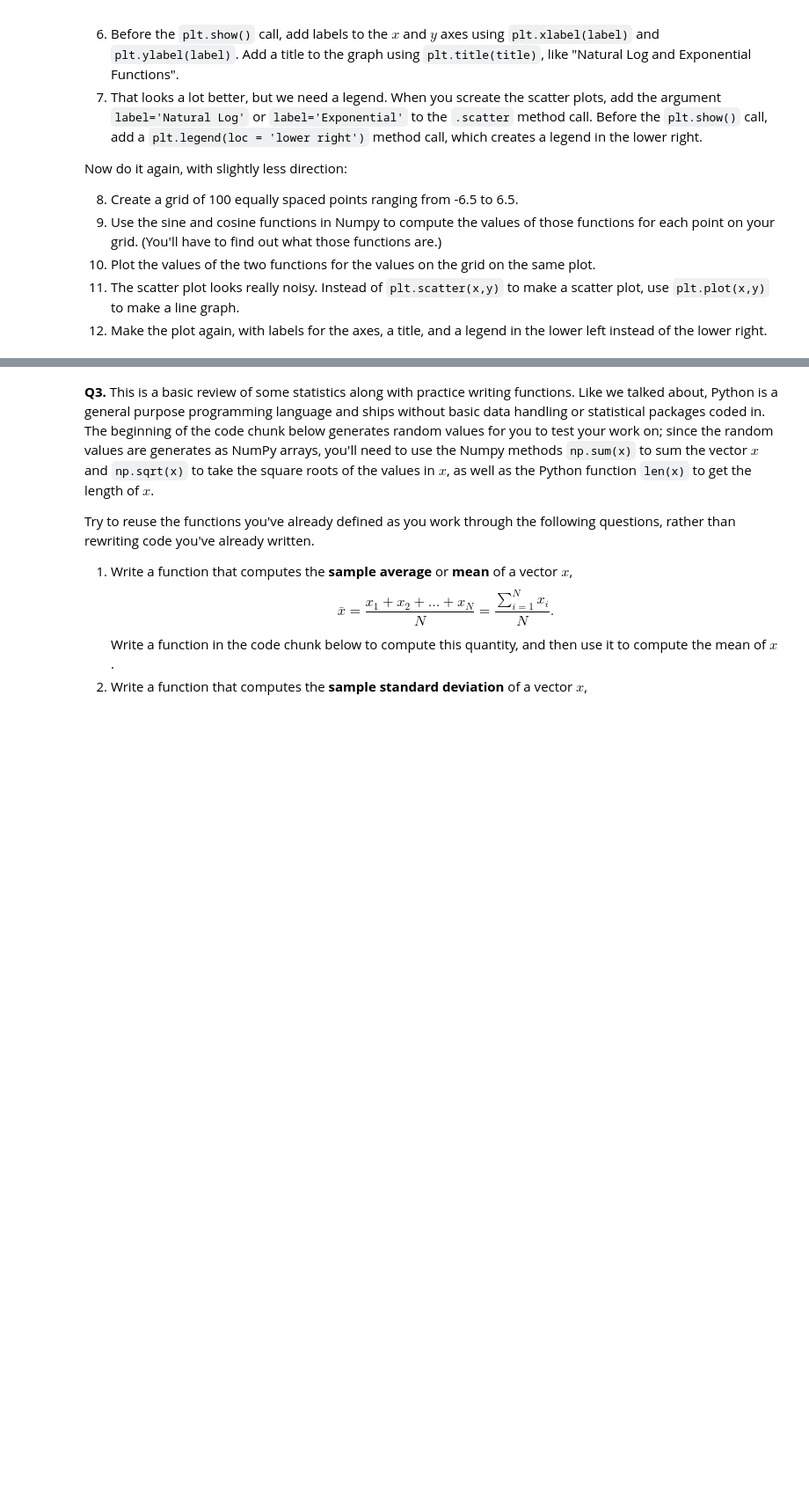
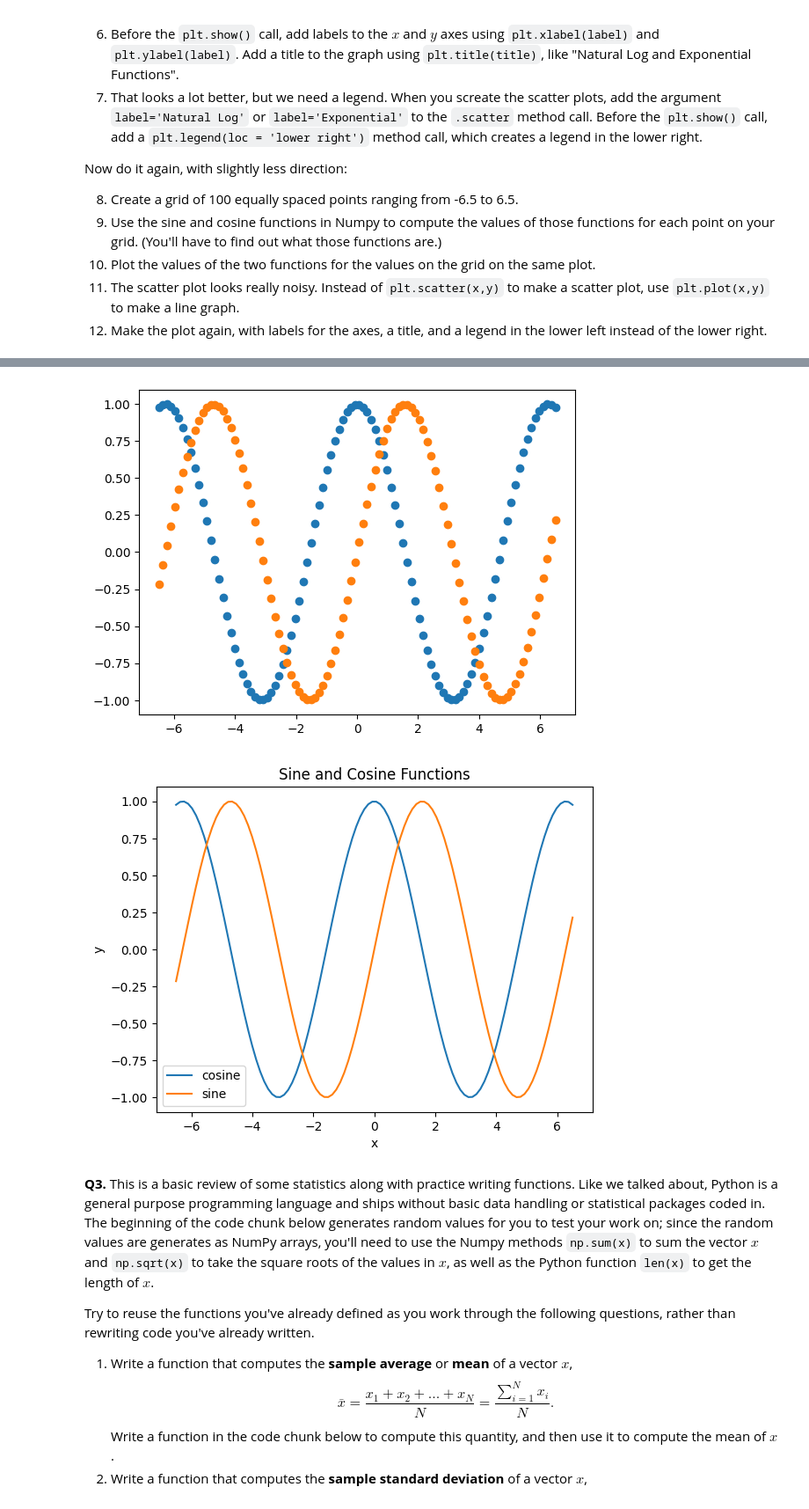
Before and after one commit to chrisjwkim/programming, a Jupyter notebook: assignment/assignment_programming.ipynb, the cells around one changed output, grey strips where cells are left out. Shown: that part at 88% size. Drawn from its saved outputs; the diff is of its cells as text; code cells hidden in the pictures; blank space fills up the shorter version.

```diff
--- a/assignment/assignment_programming.ipynb
+++ b/assignment/assignment_programming.ipynb
@@ -53,15 +59,22 @@ plt.show()
 # %%
 import numpy as np
 import matplotlib.pyplot as plt
-x=np.linspace(-6.5,6.5,100)
-y=np.log(x)
-z=np.exp(x)
-plt.scatter(y,z,label="exponential")
-plt.xlabel("log")
-plt.ylabel("exp")
-plt.title("Natural Log and Exponential Functions")
-plt.legend(loc="lower right")
+x = np.linspace(-6.5,6.5,100)
+sine = np.sin(x)
+cosine = np.cos(x)
+plt.scatter(x,cosine)
+plt.scatter(x,sine)
 plt.show()
+plt.plot(x,cosine, label="cosine")
+plt.plot(x,sine, label="sine")
+plt.xlabel("x")
+plt.ylabel("y")
+plt.title("Sine and Cosine Functions")
+plt.legend(loc="lower left")
+plt.show()
+# %% [output]
+[figure, added]
+[figure, added]
 # %% [markdown]
 **Q3.** This is a basic review of some statistics along with practice writing functions. Like we talked about, Python is a general purpose programming language and ships without basic data handling or statistical packages coded in. The beginning of the code chunk below generates random values for you to test your work on; since the random values are generates as NumPy arrays, you'll need to use the Numpy methods `np.sum(x)` to sum the vector $x$ and `np.sqrt(x)` to take the square roots of the values in $x$, as well as the Python function `len(x)` to get the length of $x$.
 
```
Also changed, not shown: parts of 1 cell of this notebook.
